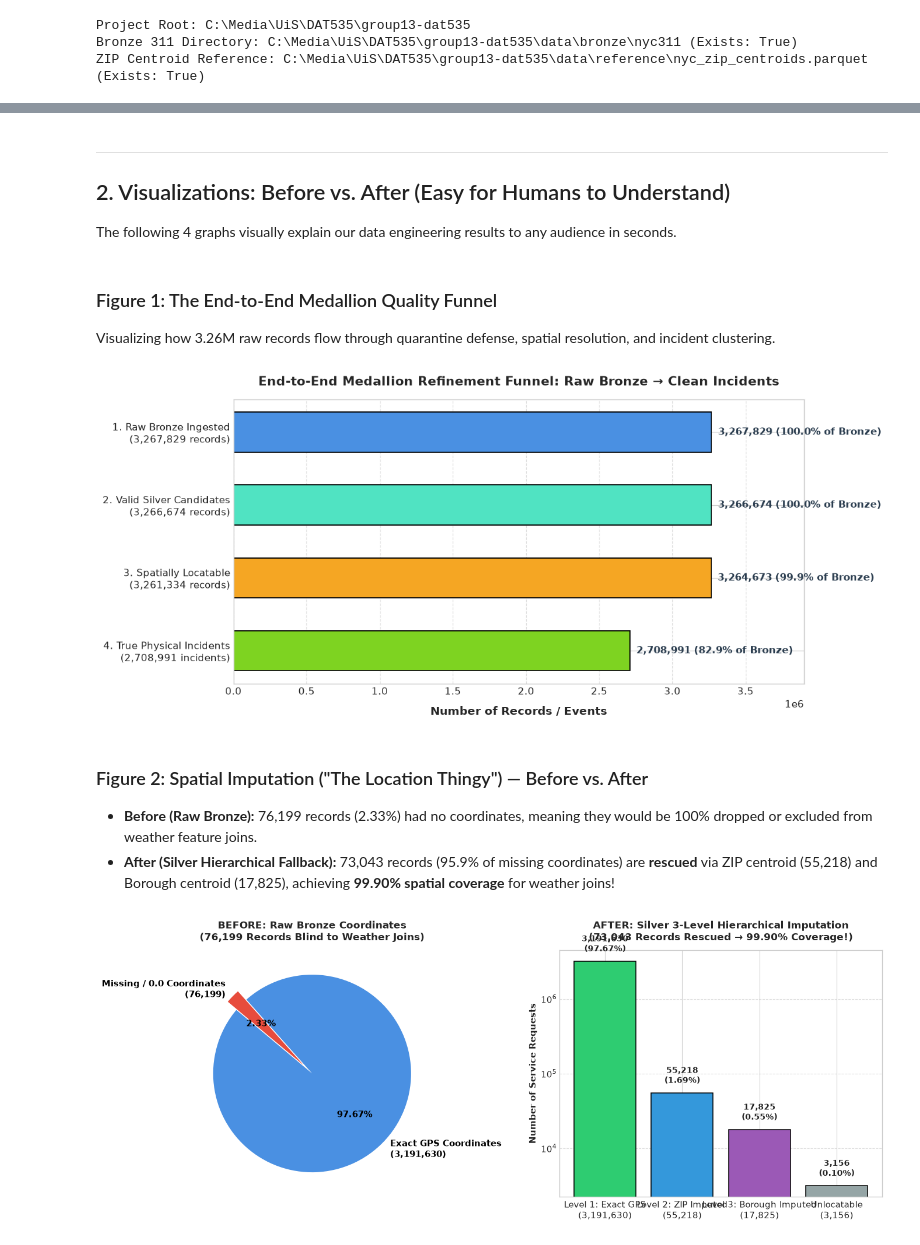
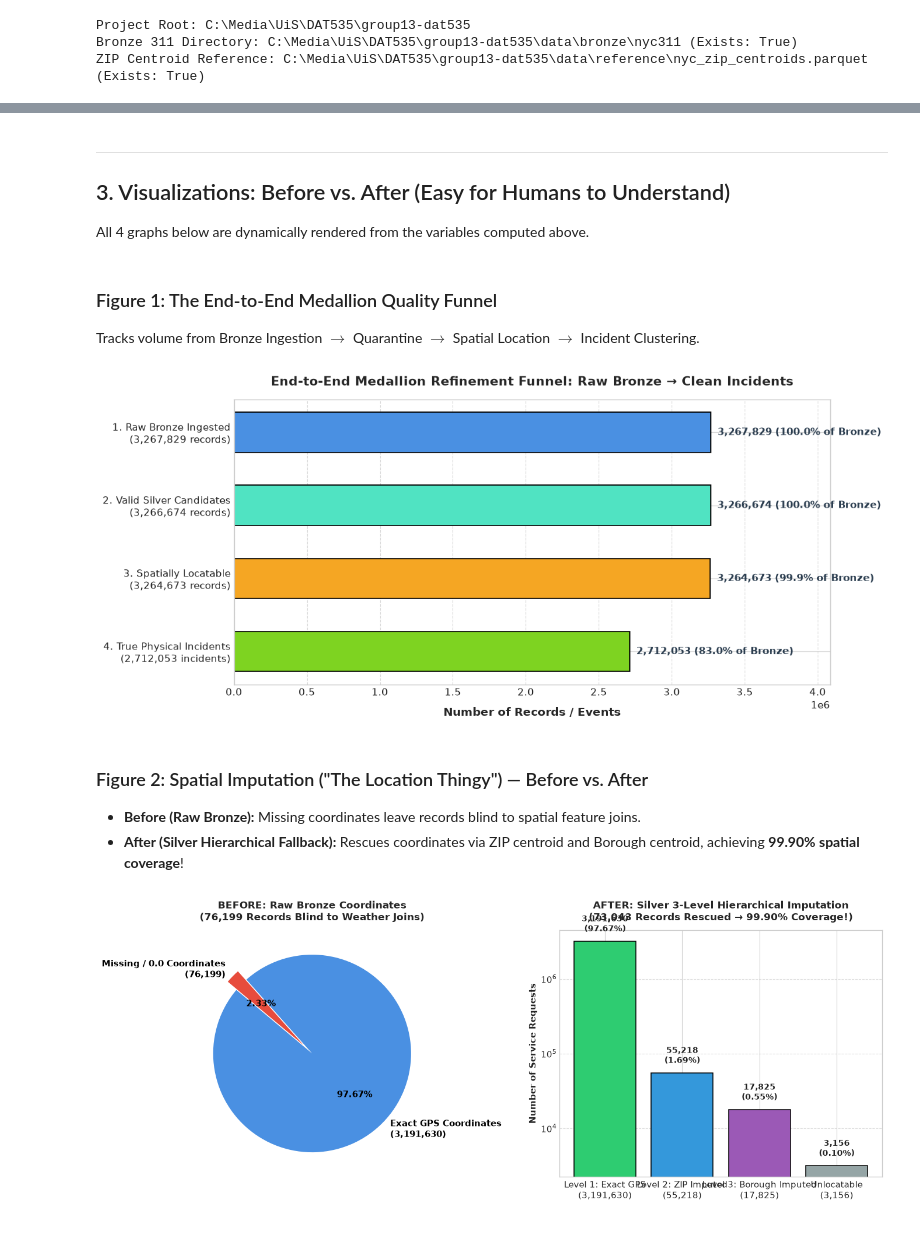
Before and after one commit to GabIsr/group13-dat535, a Jupyter notebook: notebooks/18_medallion_quality_and_transformation_summary.ipynb, the cells around one changed output, grey strips where cells are left out. Saved outputs shown, nothing was run; the diff lists cells and outputs as text; code cells hidden in the pictures.

```diff
--- a/notebooks/18_medallion_quality_and_transformation_summary.ipynb
+++ b/notebooks/18_medallion_quality_and_transformation_summary.ipynb
@@ -141,42 +183,42 @@ Loaded 3,267,829 records across 9 columns in 0.39s
 # %% [markdown]
 ---
-## 2. Visualizations: Before vs. After (Easy for Humans to Understand)
+## 3. Visualizations: Before vs. After (Easy for Humans to Understand)
 
-The following 4 graphs visually explain our data engineering results to any audience in seconds.
+All 4 graphs below are dynamically rendered from the variables computed above.
-# %% [markdown]
-### Figure 1: The End-to-End Medallion Quality Funnel
-Visualizing how 3.26M raw records flow through quarantine defense, spatial resolution, and incident clustering.
+# %% [markdown]
+### Figure 1: The End-to-End Medallion Quality Funnel
+Tracks volume from Bronze Ingestion $\rightarrow$ Quarantine $\rightarrow$ Spatial Location $\rightarrow$ Incident Clustering.
 # %%
-# Figure 1: End-to-End Funnel Chart
+# Figure 1: End-to-End Funnel Chart (Dynamic)
 fig, ax = plt.subplots(figsize=(12, 5.5))
 
 stages = [
-    "1. Raw Bronze Ingested\n(3,267,829 records)",
-    "2. Valid Silver Candidates\n(3,266,674 records)",
-    "3. Spatially Locatable\n(3,261,334 records)",
-    "4. True Physical Incidents\n(2,708,991 incidents)"
+    f"1. Raw Bronze Ingested\n({total_bronze_rows:,} records)",
+    f"2. Valid Silver Candidates\n({valid_candidates:,} records)",
+    f"3. Spatially Locatable\n({total_locatable:,} records)",
+    f"4. True Physical Incidents\n({total_incidents:,} incidents)"
 ]
-counts = [total_bronze_rows, valid_candidates, total_locatable, distinct_physical_incidents]
+counts = [total_bronze_rows, valid_candidates, total_locatable, total_incidents]
 colors = ["#4A90E2", "#50E3C2", "#F5A623", "#7ED321"]
 
 bars = ax.barh(stages[::-1], counts[::-1], color=colors[::-1], height=0.55, edgecolor="black", linewidth=1.2)
 
 for bar, count in zip(bars, counts[::-1]):
     width = bar.get_width()
     pct = (count / total_bronze_rows) * 100.0
     ax.text(width + 45000, bar.get_y() + bar.get_height()/2, f"{count:,} ({pct:.1f}% of Bronze)",
             va="center", ha="left", fontsize=11, fontweight="bold", color="#2C3E50")
 
-ax.set_xlim(0, 3900000)
+ax.set_xlim(0, max(counts) * 1.25)
 ax.set_xlabel("Number of Records / Events", fontsize=12, fontweight="bold", labelpad=10)
 ax.set_title("End-to-End Medallion Refinement Funnel: Raw Bronze → Clean Incidents", fontsize=14, fontweight="bold", pad=15)
 ax.grid(axis="x", linestyle="--", alpha=0.7)
 plt.tight_layout()
 plt.show()
 # %% [output]
-[figure, old version]
+[figure, new version]
 # %% [markdown]
 ### Figure 2: Spatial Imputation ("The Location Thingy") — Before vs. After
-* **Before (Raw Bronze):** 76,199 records (2.33%) had no coordinates, meaning they would be 100% dropped or excluded from weather feature joins.
-* **After (Silver Hierarchical Fallback):** 73,043 records (95.9% of missing coordinates) are **rescued** via ZIP centroid (55,218) and Borough centroid (17,825), achieving **99.90% spatial coverage** for weather joins!
+* **Before (Raw Bronze):** Missing coordinates leave records blind to spatial feature joins.
+* **After (Silver Hierarchical Fallback):** Rescues coordinates via ZIP centroid and Borough centroid, achieving **99.90% spatial coverage**!
 # %%
```
Also changed, not shown: parts of 17 cells of this notebook.
